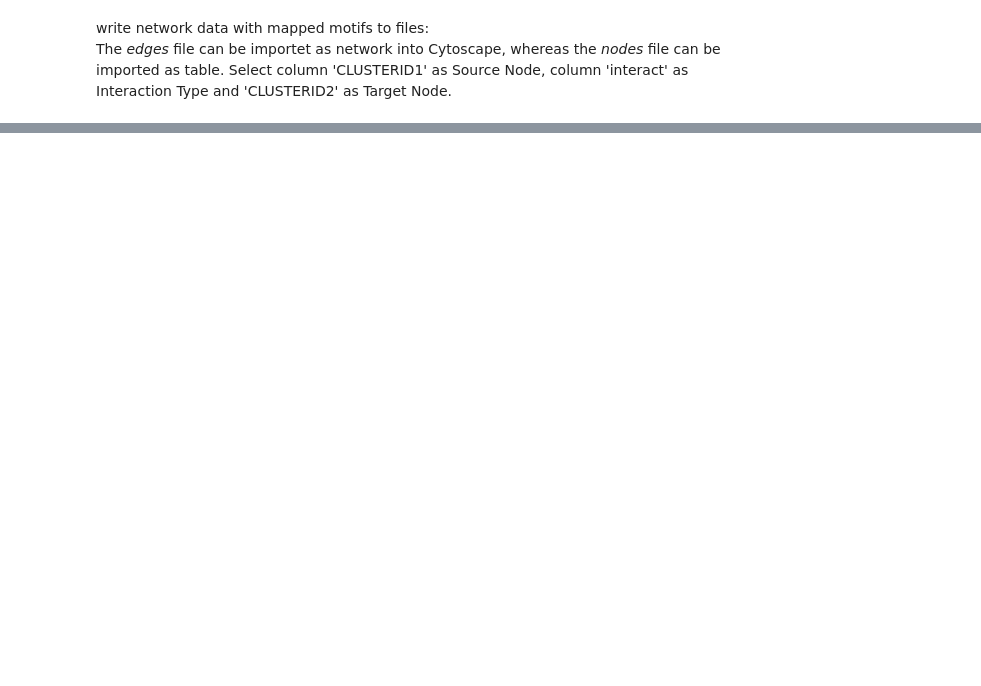
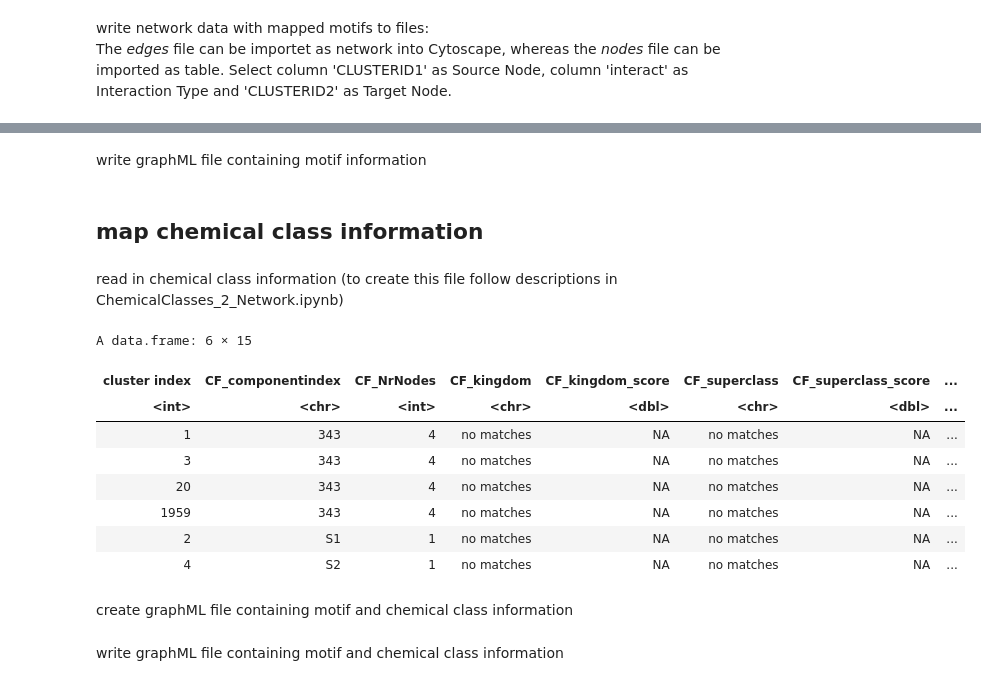
Before and after one commit to madeleineernst/RMolNetEnhancer, a Jupyter notebook: Example_notebooks/Mass2Motifs_2_Network_FeatureBased.ipynb, the cells around one changed output, grey strips where cells are left out. Cells and saved outputs as stored; diff of their text form; code cells hidden in the pictures; blank space fills up the shorter version.

Commit message:
added graphML function for Mass2Motifs

```diff
--- a/Example_notebooks/Mass2Motifs_2_Network_FeatureBased.ipynb
+++ b/Example_notebooks/Mass2Motifs_2_Network_FeatureBased.ipynb
@@ -98,0 +121,2 @@ write.table(motif_network$nodes,"Mass2Motifs_Nodes_FeatureBased.tsv",quote=F,row
+# %% [markdown]
+write graphML file containing motif information
@@ -98,0 +125,20 @@ write.table(motif_network$nodes,"Mass2Motifs_Nodes_FeatureBased.tsv",quote=F,row
+# %% [markdown]
+## map chemical class information
+# %% [markdown]
+read in chemical class information (to create this file follow descriptions in ChemicalClasses_2_Network.ipynb)
+# %%
+final <- read.table('ClassyFireResults_Network.txt', sep = "\t", header = T, check.names = F, stringsAsFactors = F)
+# %%
+head(final)
+# %% [output]
+A data.frame: 6 × 15
+| cluster index | CF_componentindex | CF_NrNodes | CF_kingdom | CF_kingdom_score | CF_superclass | CF_superclass_score | ... |
+| <int> | <chr> | <int> | <chr> | <dbl> | <chr> | <dbl> | ... |
+| 1 | 343 | 4 | no matches | NA | no matches | NA | ... |
+| 3 | 343 | 4 | no matches | NA | no matches | NA | ... |
+| 20 | 343 | 4 | no matches | NA | no matches | NA | ... |
+| 1959 | 343 | 4 | no matches | NA | no matches | NA | ... |
+| 2 | S1 | 1 | no matches | NA | no matches | NA | ... |
+| 4 | S2 | 1 | no matches | NA | no matches | NA | ... |
+# %% [markdown]
+create graphML file containing motif and chemical class information
@@ -98,0 +147,2 @@ write.table(motif_network$nodes,"Mass2Motifs_Nodes_FeatureBased.tsv",quote=F,row
+# %% [markdown]
+write graphML file containing motif and chemical class information
```
Also changed, not shown: parts of 13 cells of this notebook.
